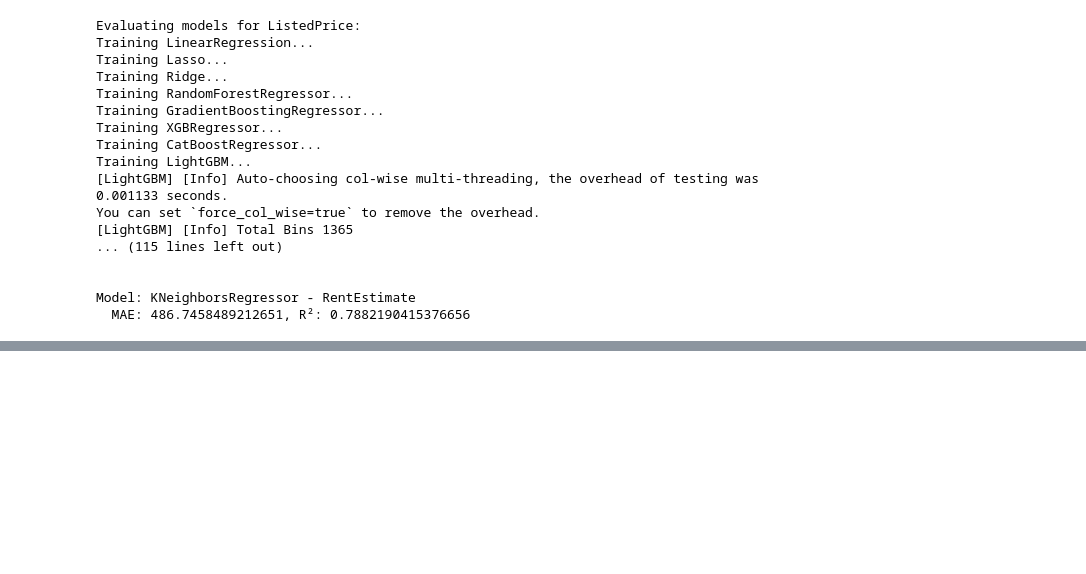
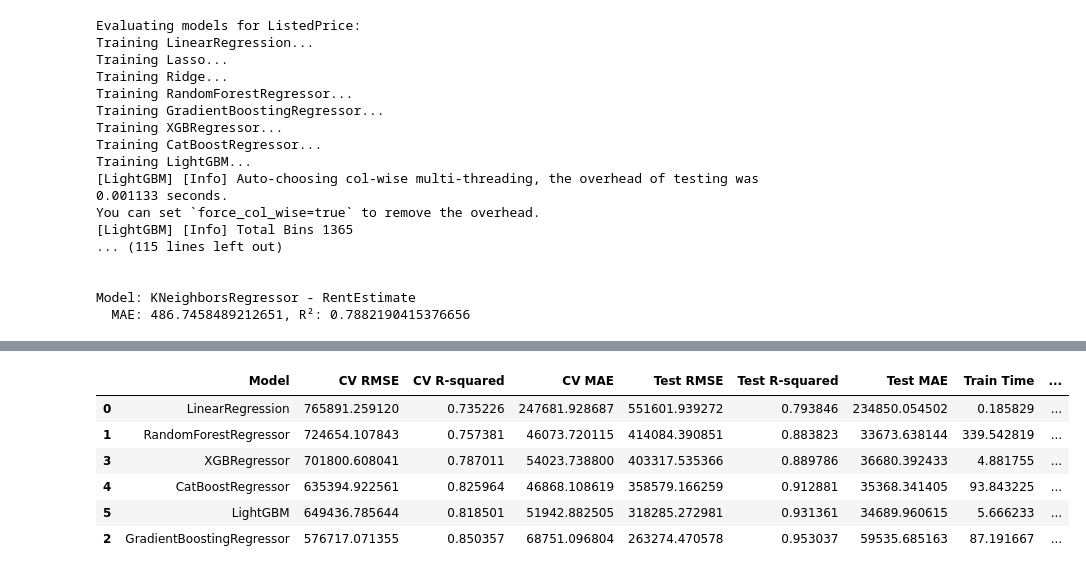
Before and after one commit to itsVarun20/Property-Listed-Price-and-Rent-Prediction, a Jupyter notebook: Code_Predicting.ipynb, the cells around one changed output, grey strips where cells are left out. Drawn from its saved outputs; the diff is of its cells as text; code cells hidden in the pictures; blank space fills up the shorter version.

Commit message:
completed model training

```diff
--- a/Code_Predicting.ipynb
+++ b/Code_Predicting.ipynb
@@ -119,5 +67,0 @@ MarketEstimate,PPSq,Area,Bathroom,LotArea,Bedroom,Latitude,Longitude, NationalAr
-# %%
-features = df[['Bedroom', 'Bathroom', 'Area', 'PPSq', 'MarketEstimate', 'Longitude', 'Latitude', 'Zipcode']]
-
-scaler = MinMaxScaler()
-features[features.columns] = scaler.fit_transform(features[features.columns])
@@ -400,0 +154,15 @@ Model: KNeighborsRegressor - RentEstimate
+# %%
+# Split for ListedPrice model
+X_train_listed, X_test_listed, y_train_listed, y_test_listed = train_test_split(features_for_listed_price, y_listed, test_size=0.2, random_state=42)
+
+# Split for RentEstimate model
+X_train_rent, X_test_rent, y_train_rent, y_test_rent = train_test_split(features_for_rent_estimate, y_rent, test_size=0.2, random_state=42)
+
+# Scaling the features
+scaler = MinMaxScaler()
+
+X_train_listed_scaled = scaler.fit_transform(X_train_listed)
+X_test_listed_scaled = scaler.transform(X_test_listed)
+
+X_train_rent_scaled = scaler.fit_transform(X_train_rent)
+X_test_rent_scaled = scaler.transform(X_test_rent)
@@ -400,0 +203,13 @@ Model: KNeighborsRegressor - RentEstimate
+# %%
+def run_evaluation(X_train, y_train, X_test, y_test):
+    results = []
+    for name, model in models.items():
+        result = evaluate_model(model, name, X_train, y_train, X_test, y_test)
+        results.append(result)
+    return pd.DataFrame(results, columns=['Model', 'CV RMSE', 'CV R-squared', 'CV MAE', 'Test RMSE', 'Test R-squared', 'Test MAE', 'Train Time', 'Prediction Time'])
+
+print("Evaluating models for ListedPrice...")
+results_listed = run_evaluation(X_train_listed_scaled, y_train_listed, X_test_listed_scaled, y_test_listed)
+
+print("\nEvaluating models for RentEstimate...")
+results_rent = run_evaluation(X_train_rent_scaled, y_train_rent, X_test_rent_scaled, y_test_rent)
@@ -400,0 +234,20 @@ Model: KNeighborsRegressor - RentEstimate
+# %%
+# Function to display and sort the results
+def display_results(results, target_name):
+    results_df = pd.DataFrame(results, columns=['Model', 'CV RMSE', 'CV R-squared', 'CV MAE', 'Test RMSE', 'Test R-squared', 'Test MAE', 'Train Time', 'Prediction Time'])
+    results_df_sorted = results_df.sort_values(by='Test R-squared')
+    return results_df_sorted
+
+# Display and sort the results
+results_listed_df = display_results(results_listed, 'ListedPrice')
+results_rent_df = display_results(results_rent, 'RentEstimate')
+# %%
+results_listed_df
+# %% [output]
+|  | Model | CV RMSE | CV R-squared | CV MAE | Test RMSE | Test R-squared | Test MAE | Train Time | ... |
+| 0 | LinearRegression | 765891.259120 | 0.735226 | 247681.928687 | 551601.939272 | 0.793846 | 234850.054502 | 0.185829 | ... |
+| 1 | RandomForestRegressor | 724654.107843 | 0.757381 | 46073.720115 | 414084.390851 | 0.883823 | 33673.638144 | 339.542819 | ... |
+| 3 | XGBRegressor | 701800.608041 | 0.787011 | 54023.738800 | 403317.535366 | 0.889786 | 36680.392433 | 4.881755 | ... |
+| 4 | CatBoostRegressor | 635394.922561 | 0.825964 | 46868.108619 | 358579.166259 | 0.912881 | 35368.341405 | 93.843225 | ... |
+| 5 | LightGBM | 649436.785644 | 0.818501 | 51942.882505 | 318285.272981 | 0.931361 | 34689.960615 | 5.666233 | ... |
+| 2 | GradientBoostingRegressor | 576717.071355 | 0.850357 | 68751.096804 | 263274.470578 | 0.953037 | 59535.685163 | 87.191667 | ... |
```
Also changed, not shown: parts of 21 cells of this notebook.
